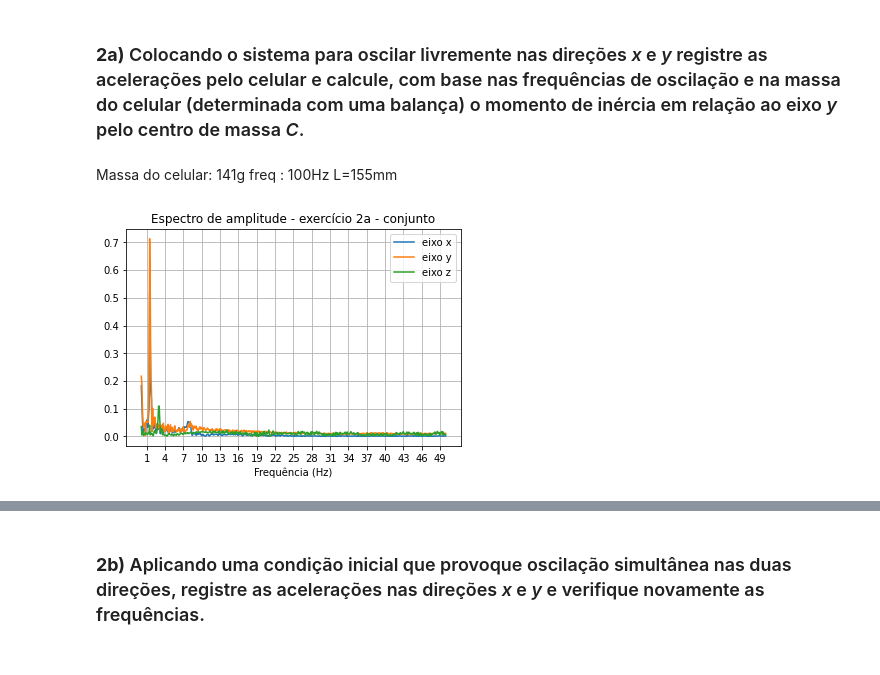
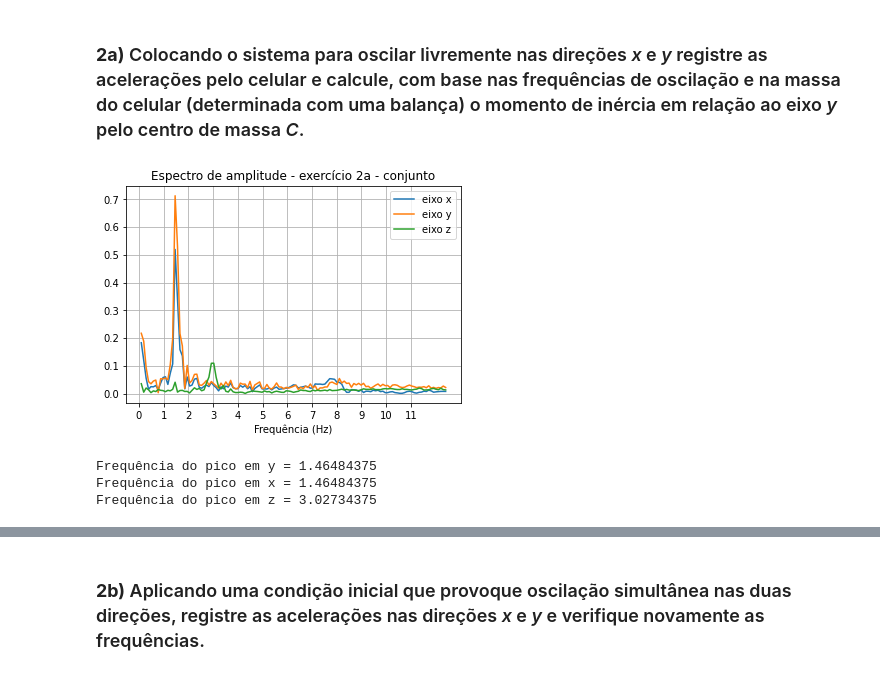
Before and after one commit to henrique-martinez/PME3403, a Jupyter notebook: lab2/lab_2.ipynb, the cells around one changed output, grey strips where cells are left out. Drawn from its saved outputs; the diff is of its cells as text; code cells hidden in the pictures.

```diff
--- a/lab2/lab_2.ipynb
+++ b/lab2/lab_2.ipynb
@@ -53,10 +53,6 @@ sobre um cilindro de pequeno diâmetro (mina de grafite, fio de arame, carga de
 Com base na disposição da figura e no equacionamento correspondente, suspender o celular em dois laços de fios (linha de costura ou fio dental) de mesmo comprimento, de modo a obter um valor de *L* próximo da largura do celular. Assegurar o paralelismo dos planos da suspensão (planos verticais na direção *x*) utilizando fita adesiva para fixar os fios no celular e mantendo a mesma distância entre eles no eixo de articulação (lápis, arame, etc.). Observar que as articulações *O* e *O’* sejam o mais próximo possível de pontos materiais fixos (nós nas linhas, de modo que a distância *L* se mantenha a mesma para os movimentos em *x* e *y*). Com o sistema na configuração de equilíbrio promova ajustes de inclinação para que as leituras das acelerações em *x* e *y* sejam próximas de zero.
 # %% [markdown]
 ### **2a)** Colocando o sistema para oscilar livremente nas direções *x* e *y* registre as acelerações pelo celular e calcule, com base nas frequências de oscilação e na massa do celular (determinada com uma balança) o momento de inércia em relação ao eixo *y* pelo centro de massa *C*.
-# %% [markdown]
-Massa do celular: 141g
-freq : 100Hz
-L=155mm
 # %%
 import pandas as pd
 import numpy as np
@@ -67,34 +63,64 @@ from scipy.signal import hann, flattop, boxcar
 # %%
 df = pd.read_csv("lab2q2a1-conjunto.csv")
 
 # Sampling frequency
 f_s = 100 # [Hz]
 # Number of sample points
 N = 1024
 # sample spacing
 T = 1.0 / f_s
 
 x = df['Time (s)'].to_list()[:N]
 xf = fftfreq(N, T)[:N]
 
 y_x = df['Linear Acceleration x (m/s^2)'].to_list()[:N]
 yf_x = fft(y_x)
 
 y_y = df['Linear Acceleration y (m/s^2)'].to_list()[:N]
 yf_y = fft(y_y)
 
 y_z = df['Linear Acceleration z (m/s^2)'].to_list()[:N]
 yf_z = fft(y_z)
 
 # graph
-plt.plot(xf[1:N//2],2.0/N *np.abs(yf_x[1:N//2]))
-plt.plot(xf[1:N//2],2.0/N *np.abs(yf_y[1:N//2]))
-plt.plot(xf[1:N//2],2.0/N *np.abs(yf_z[1:N//2]))
+plt.plot(xf[1:128],2.0/N *np.abs(yf_x[1:128]))
+plt.plot(xf[1:128],2.0/N *np.abs(yf_y[1:128]))
+plt.plot(xf[1:128],2.0/N *np.abs(yf_z[1:128]))
 plt.title('Espectro de amplitude - exercício 2a - conjunto')
 plt.xlabel('Frequência (Hz)')
 plt.legend(['eixo x', 'eixo y', 'eixo z'])
-plt.xticks(range(1, 50, 3))
+plt.xticks(range(0, 12, 1))
 plt.grid()
 plt.show()
+
+y=0
+i_max = 0
+for i in range(128):
+    if np.abs(yf_y[i]) > y :
+        y= np.abs(yf_y[i])
+        i_max = i
+
+print("Frequência do pico em y =", xf[i_max])
+
+x=0
+i_max = 0
+for i in range(128):
+    if np.abs(yf_x[i]) > x :
+        x= np.abs(yf_x[i])
+        i_max = i
+
+print("Frequência do pico em x =", xf[i_max])
+
+z=0
+i_max = 0
+for i in range(128):
+    if np.abs(yf_z[i]) > z and i>0:
+        z= np.abs(yf_z[i])
+        i_max = i
+
+print("Frequência do pico em z =", xf[i_max])
 # %% [output]
-[figure, old version]
+[figure, new version]
+Frequência do pico em y = 1.46484375
+Frequência do pico em x = 1.46484375
+Frequência do pico em z = 3.02734375
```
Also changed, not shown: parts of 4 cells of this notebook.
